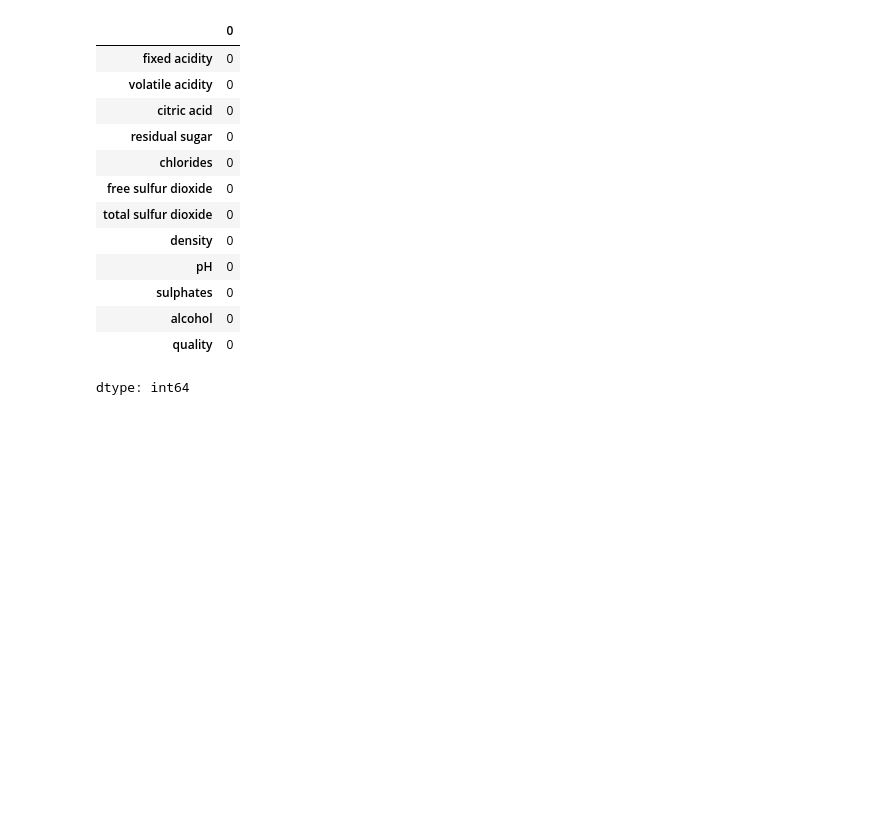
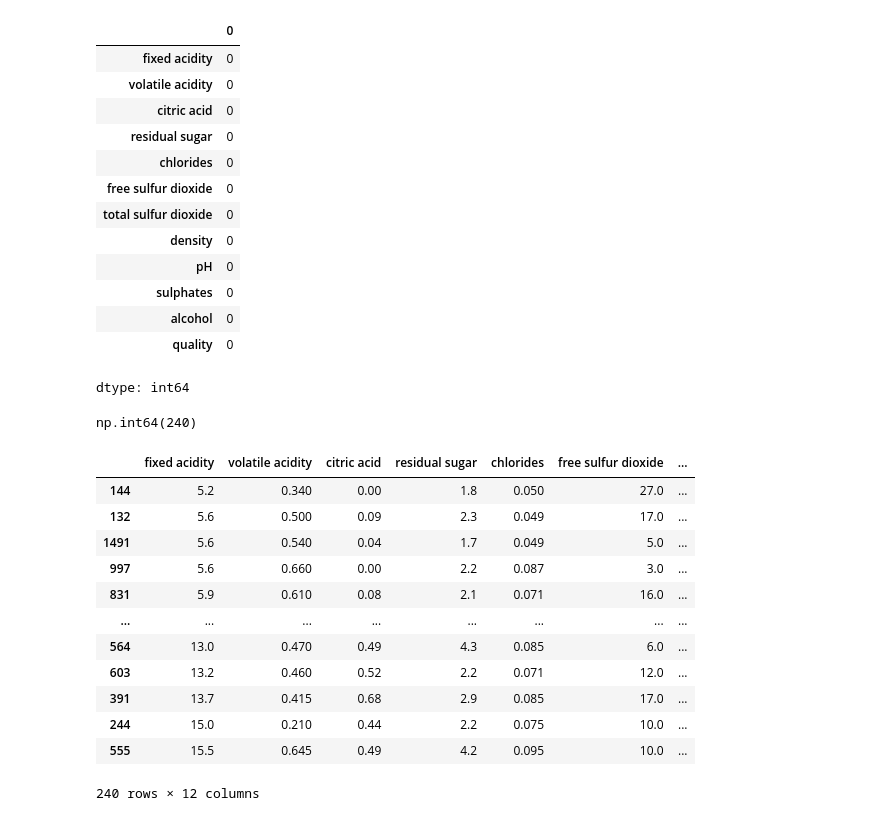
Before and after one commit to joterolyj/DataScience, a Jupyter notebook: Wine_Quality.ipynb, the cells around one changed output. Cells and saved outputs as stored; diff of their text form; code cells hidden in the pictures; blank space fills up the shorter version.

```diff
--- a/Wine_Quality.ipynb
+++ b/Wine_Quality.ipynb
@@ -81,3 +71,23 @@ df.isnull().sum()
 | alcohol | 0 |
 | quality | 0 |
 dtype: int64
+# %%
+wine_quality.duplicated().sum()
+# %% [output]
+np.int64(240)
+# %%
+wine_quality[wine_quality.duplicated()].sort_values(by="fixed acidity")
+# %% [output]
+|  | fixed acidity | volatile acidity | citric acid | residual sugar | chlorides | free sulfur dioxide | ... |
+| 144 | 5.2 | 0.340 | 0.00 | 1.8 | 0.050 | 27.0 | ... |
+| 132 | 5.6 | 0.500 | 0.09 | 2.3 | 0.049 | 17.0 | ... |
+| 1491 | 5.6 | 0.540 | 0.04 | 1.7 | 0.049 | 5.0 | ... |
+| 997 | 5.6 | 0.660 | 0.00 | 2.2 | 0.087 | 3.0 | ... |
+| 831 | 5.9 | 0.610 | 0.08 | 2.1 | 0.071 | 16.0 | ... |
+| ... | ... | ... | ... | ... | ... | ... | ... |
+| 564 | 13.0 | 0.470 | 0.49 | 4.3 | 0.085 | 6.0 | ... |
+| 603 | 13.2 | 0.460 | 0.52 | 2.2 | 0.071 | 12.0 | ... |
+| 391 | 13.7 | 0.415 | 0.68 | 2.9 | 0.085 | 17.0 | ... |
+| 244 | 15.0 | 0.210 | 0.44 | 2.2 | 0.075 | 10.0 | ... |
+| 555 | 15.5 | 0.645 | 0.49 | 4.2 | 0.095 | 10.0 | ... |
+240 rows × 12 columns
```
Also changed, not shown: parts of 15 cells of this notebook.
